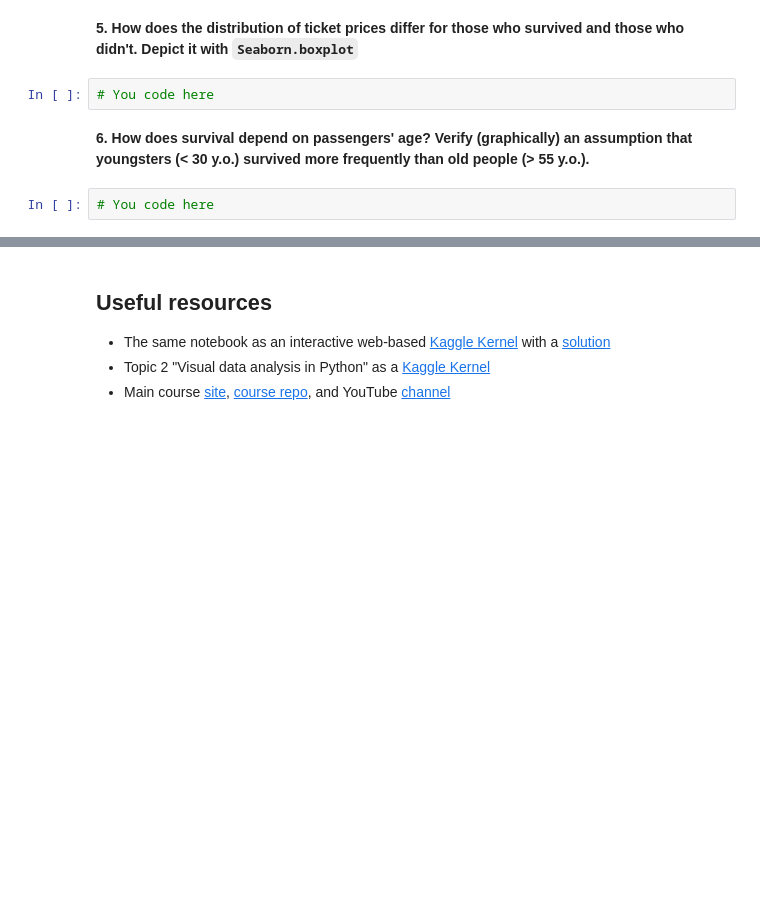
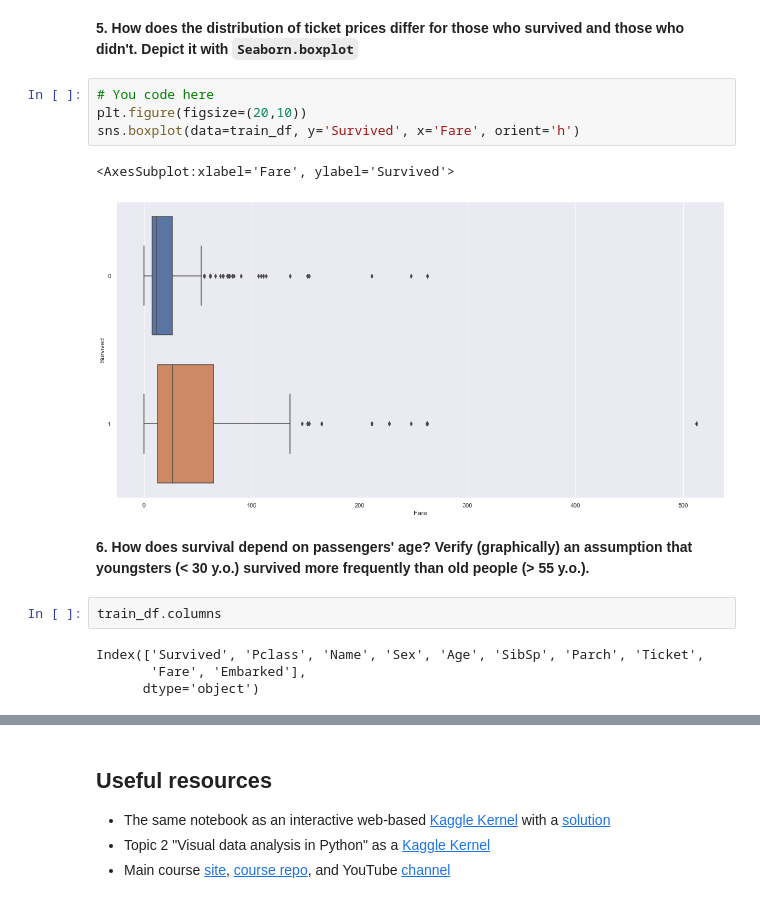
Before and after one commit to SergeyFeskov/mlcourse.ai, a Jupyter notebook: jupyter_english/topic02_visual_data_analysis/topic2_practice_visual_titanic.ipynb, the cells around one changed output, grey strips where cells are left out. Cells and saved outputs as stored; diff of their text form; blank space fills up the shorter version.

```diff
--- a/jupyter_english/topic02_visual_data_analysis/topic2_practice_visual_titanic.ipynb
+++ b/jupyter_english/topic02_visual_data_analysis/topic2_practice_visual_titanic.ipynb
@@ -107,8 +143,17 @@ ax = sns.boxplot(y=train_df['Pclass'], x=train_df['Fare'], orient='h')
 # %% [markdown]
 **5. How does the distribution of ticket prices differ for those who survived and those who didn't. Depict it with `Seaborn.boxplot`**
-# %%
-# You code here
+# %%
+# You code here
+plt.figure(figsize=(20,10))
+sns.boxplot(data=train_df, y='Survived', x='Fare', orient='h')
+# %% [output]
+<AxesSubplot:xlabel='Fare', ylabel='Survived'>
+[figure, added]
 # %% [markdown]
 **6. How does survival depend on passengers' age?  Verify (graphically) an assumption that youngsters (< 30 y.o.) survived more frequently than old people (> 55 y.o.).**
-# %%
-# You code here
+# %%
+train_df.columns
+# %% [output]
+Index(['Survived', 'Pclass', 'Name', 'Sex', 'Age', 'SibSp', 'Parch', 'Ticket',
+       'Fare', 'Embarked'],
+      dtype='object')
```
Also changed, not shown: parts of 9 cells of this notebook, 3 other files.
